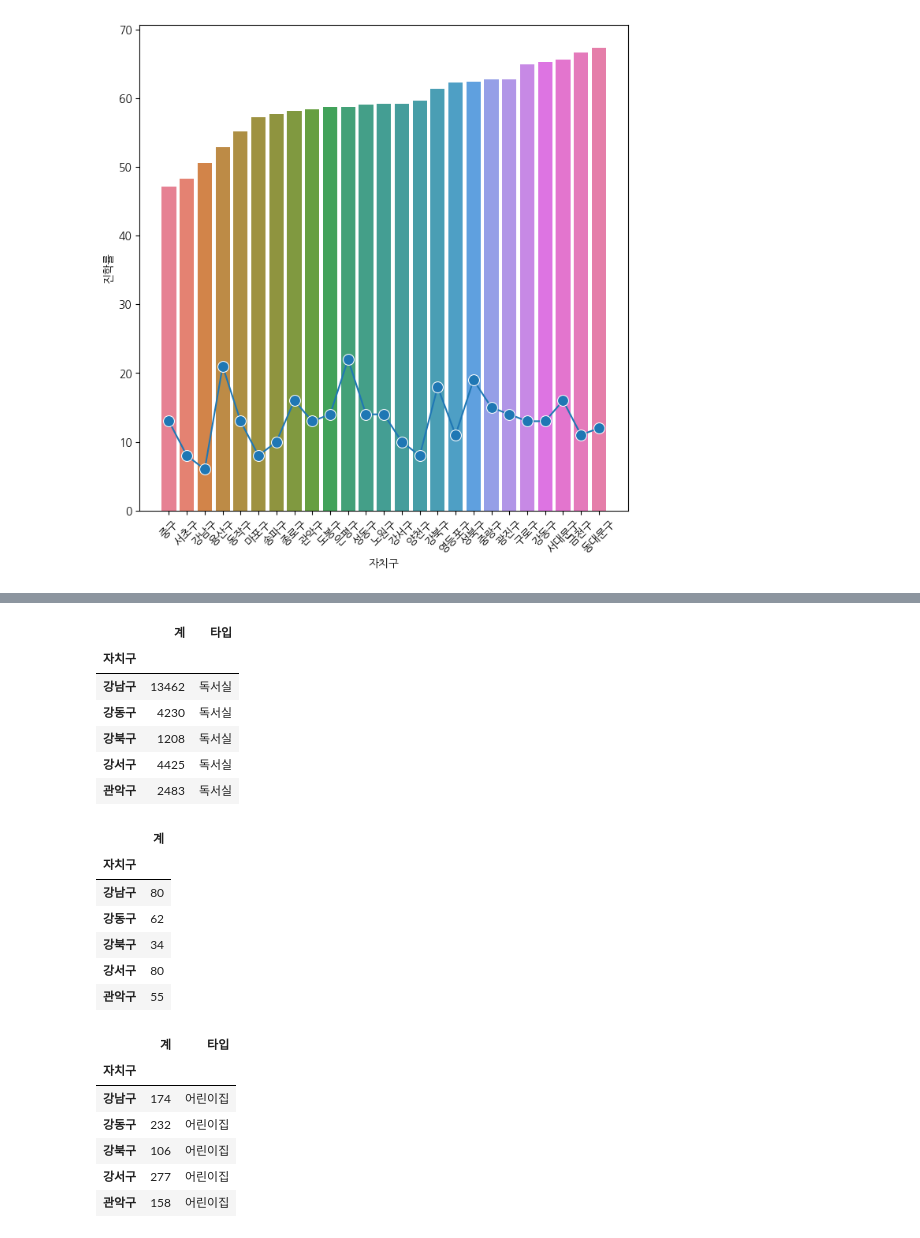
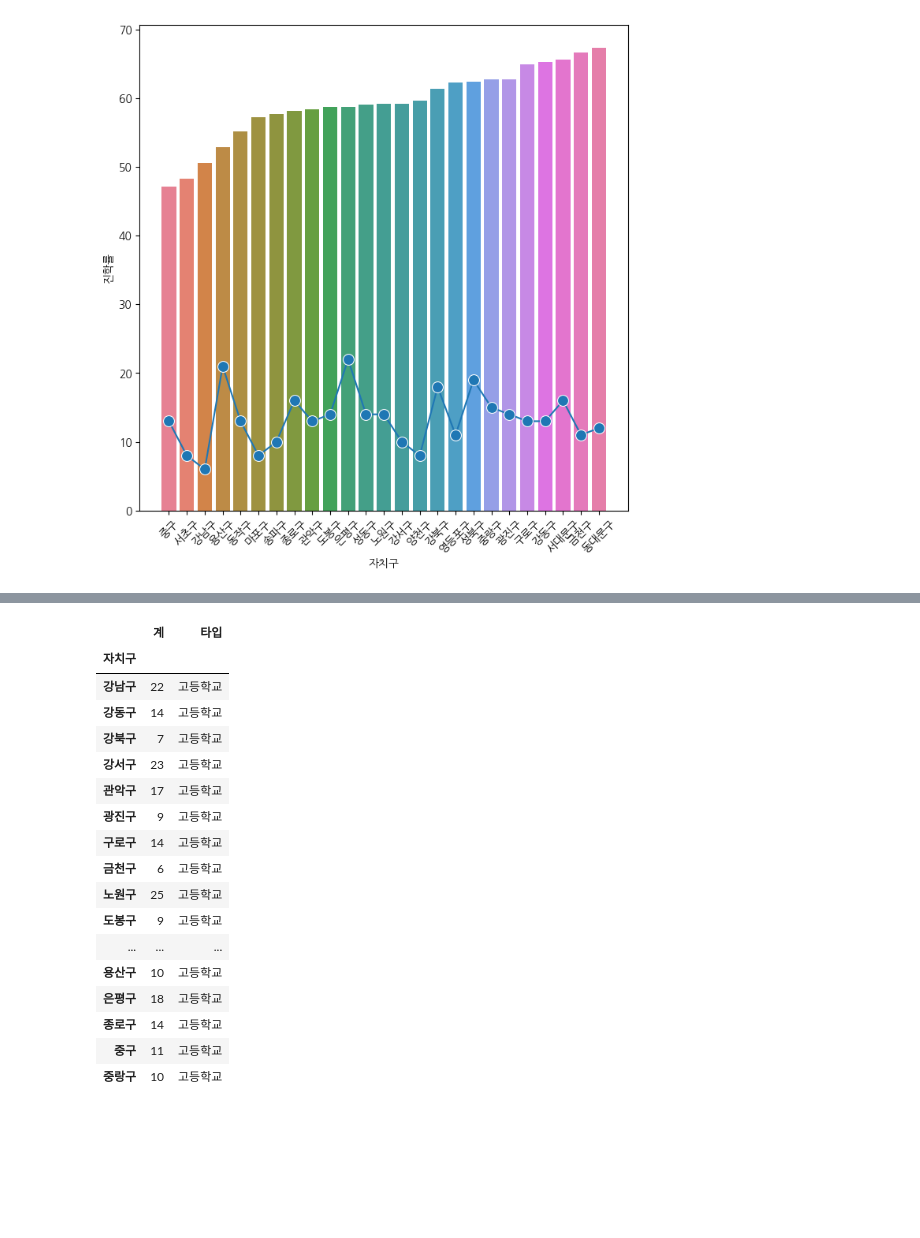
Before and after one commit to addinedu-ros-9th/eda-repo-2, a Jupyter notebook: data_collection/education.ipynb, the cells around one changed output, grey strips where cells are left out. Saved outputs shown, nothing was run; the diff lists cells and outputs as text; code cells hidden in the pictures; blank space fills up the shorter version.

```diff
--- a/data_collection/education.ipynb
+++ b/data_collection/education.ipynb
@@ -1248,35 +1109,21 @@ lib_sort.head()
-# %%
-space_sort = study_space.sort_index()
-space_sort.head()
-# %% [output]
-|  | 계 | 타입 |
-| 자치구 |  |  |
-| 강남구 | 13462 | 독서실 |
-| 강동구 | 4230 | 독서실 |
-| 강북구 | 1208 | 독서실 |
-| 강서구 | 4425 | 독서실 |
-| 관악구 | 2483 | 독서실 |
-# %%
-youth = school[~school['타입'].isin(['어린이집', '유치원'])]
-youth = pd.pivot_table(data=youth, index='자치구', values='계', aggfunc='sum')
-youth_sort = youth.sort_index()
-youth_sort.head()
-# %% [output]
-|  | 계 |
-| 자치구 |  |
-| 강남구 | 80 |
-| 강동구 | 62 |
-| 강북구 | 34 |
-| 강서구 | 80 |
-| 관악구 | 55 |
 # %%
-day_sort = daycare_center.set_index('자치구').sort_index()
-day_sort.head()
+high.set_index('자치구').sort_index()
 # %% [output]
 |  | 계 | 타입 |
 | 자치구 |  |  |
-| 강남구 | 174 | 어린이집 |
-| 강동구 | 232 | 어린이집 |
-| 강북구 | 106 | 어린이집 |
-| 강서구 | 277 | 어린이집 |
-| 관악구 | 158 | 어린이집 |
+| 강남구 | 22 | 고등학교 |
+| 강동구 | 14 | 고등학교 |
+| 강북구 | 7 | 고등학교 |
+| 강서구 | 23 | 고등학교 |
+| 관악구 | 17 | 고등학교 |
+| 광진구 | 9 | 고등학교 |
+| 구로구 | 14 | 고등학교 |
+| 금천구 | 6 | 고등학교 |
+| 노원구 | 25 | 고등학교 |
+| 도봉구 | 9 | 고등학교 |
+| ... | ... | ... |
+| 용산구 | 10 | 고등학교 |
+| 은평구 | 18 | 고등학교 |
+| 종로구 | 14 | 고등학교 |
+| 중구 | 11 | 고등학교 |
+| 중랑구 | 10 | 고등학교 |
```
Also changed, not shown: parts of 52 cells of this notebook, 1 other file.
